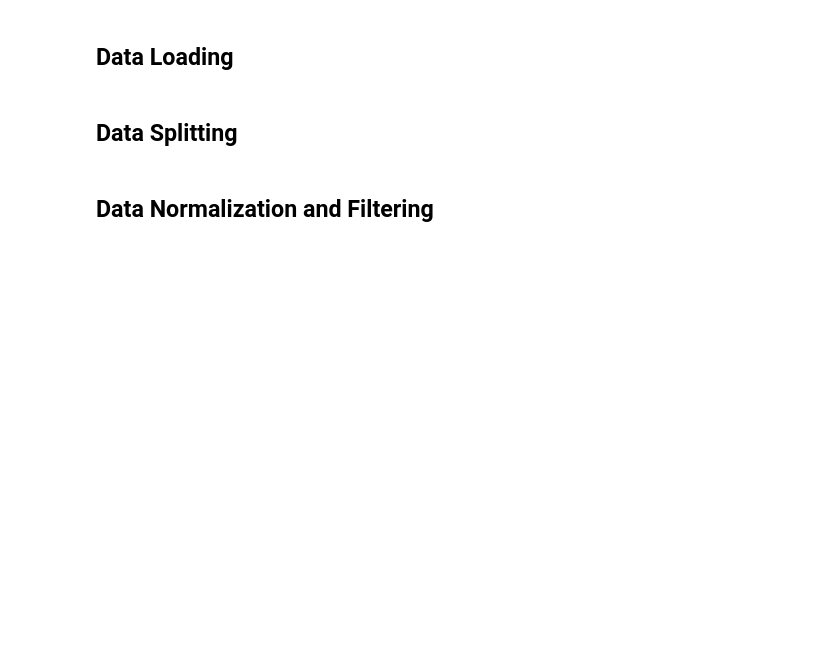
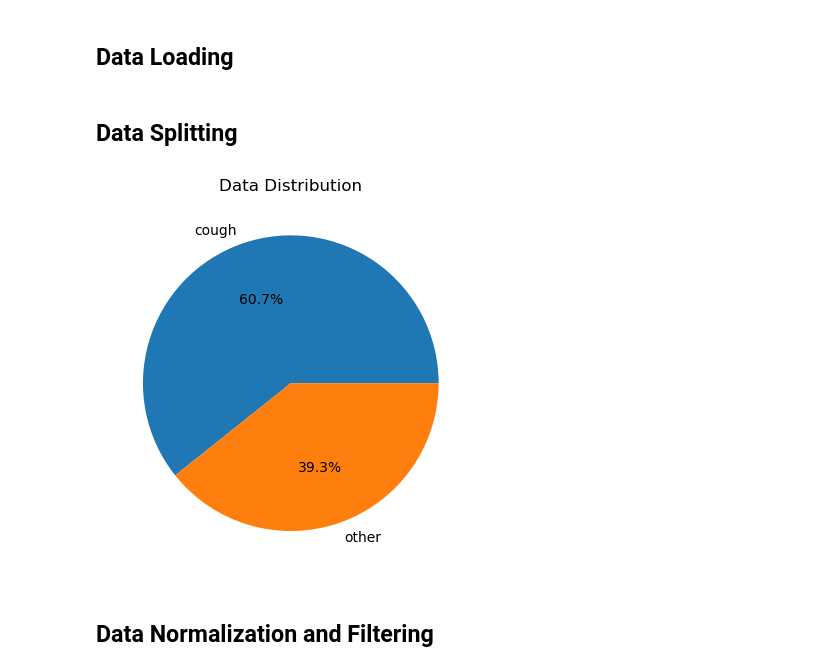
Before and after one commit to szulaldemirtas/electrosalus-research, a Jupyter notebook: cough-classification/cough-detection.ipynb, the cells around one changed output. Saved outputs shown, nothing was run; the diff lists cells and outputs as text; code cells hidden in the pictures; blank space fills up the shorter version.

```diff
--- a/cough-classification/cough-detection.ipynb
+++ b/cough-classification/cough-detection.ipynb
@@ -110,2 +126,24 @@ audio_data['label'].extend(other_labels)
+# %%
+# Initialize an empty dictionary to store audio data along with timestamps and labels
+audio_data = {'audio': [], 'timestamps': [], 'label': []}
+
+# Define the sample rate for the audio data
+sample_rate = 48000
+
+# Load cough and non-cough audio data along with their timestamps and labels
+cough_data, cough_timestamps, cough_labels = load_data('../recordings-and-timestamps/audio-recordings/cough-recordings/', '../recordings-and-timestamps/audio-timestamps/cough-timestamps/', 'cough')
+other_data, other_timestamps, other_labels = load_data('../recordings-and-timestamps/audio-recordings/other-recordings/', '../recordings-and-timestamps/audio-timestamps/other-timestamps/', 'other')
+cough_data_internet, cough_timestamps_internet, cough_labels_internet = load_data('../recordings-and-timestamps/audio-recordings/cough-recordings-internet/', '../recordings-and-timestamps/audio-timestamps/cough-timestamps-internet/', 'cough')
+other_data_internet, other_timestamps_internet, other_labels_internet = load_data('../recordings-and-timestamps/audio-recordings/other-recordings-internet/', '../recordings-and-timestamps/audio-timestamps/other-timestamps-internet/', 'other')
+
+# Append own data (cough and non-cough) to the audio_data dictionary
+audio_data['audio'].extend(cough_data + other_data)
+audio_data['timestamps'].extend(cough_timestamps + other_timestamps)
+audio_data['label'].extend(cough_labels + other_labels)
+
+# Append data from the internet (cough and non-cough) to the audio_data dictionary
+audio_data['audio'].extend(cough_data_internet + other_data_internet)
+audio_data['timestamps'].extend(cough_timestamps_internet + other_timestamps_internet)
+audio_data['label'].extend(cough_labels_internet + other_labels_internet)
 # %% [markdown]
 ## Data Splitting
@@ -119,3 +150,23 @@ X_train_init, X_test_init, y_train_init, y_test_init = train_test_split(X_init,
+# %%
+# Splitting the dataset into cough and other categories for classification.
+df_init = pd.DataFrame.from_dict(audio_data)
+
+X = df_init.iloc[:,:-1]
+y = df_init.iloc[:, -1]
+
+# Splitting cough data into train and test sets
+X_train_raw, X_test_raw, y_train_raw, y_test_raw = train_test_split(X, y, random_state=3, train_size=0.70)
+
+# Data Distribution
+
+label_counts = df_init['label'].value_counts()
+
+fig, ax = plt.subplots()
+ax.pie(label_counts, labels=label_counts.index, autopct='%1.1f%%')
+plt.title("Data Distribution")
+plt.show()
+# %% [output]
+[figure, added]
 # %% [markdown]
 ## Data Normalization and Filtering
 # %% [markdown]
```
Also changed, not shown: parts of 75 cells of this notebook, 16 other files.
